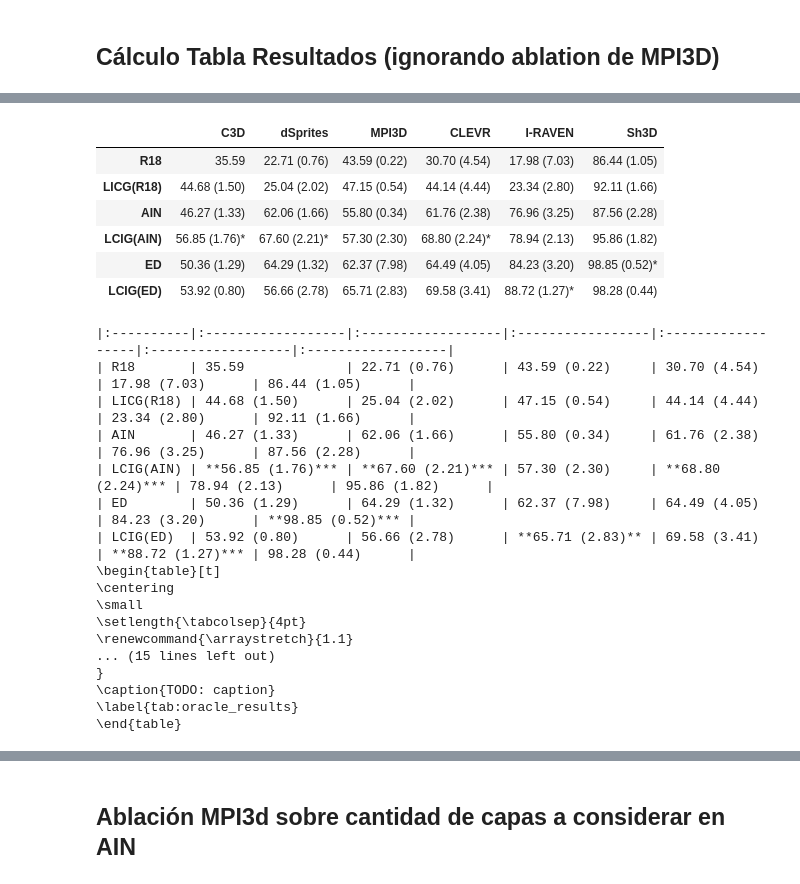
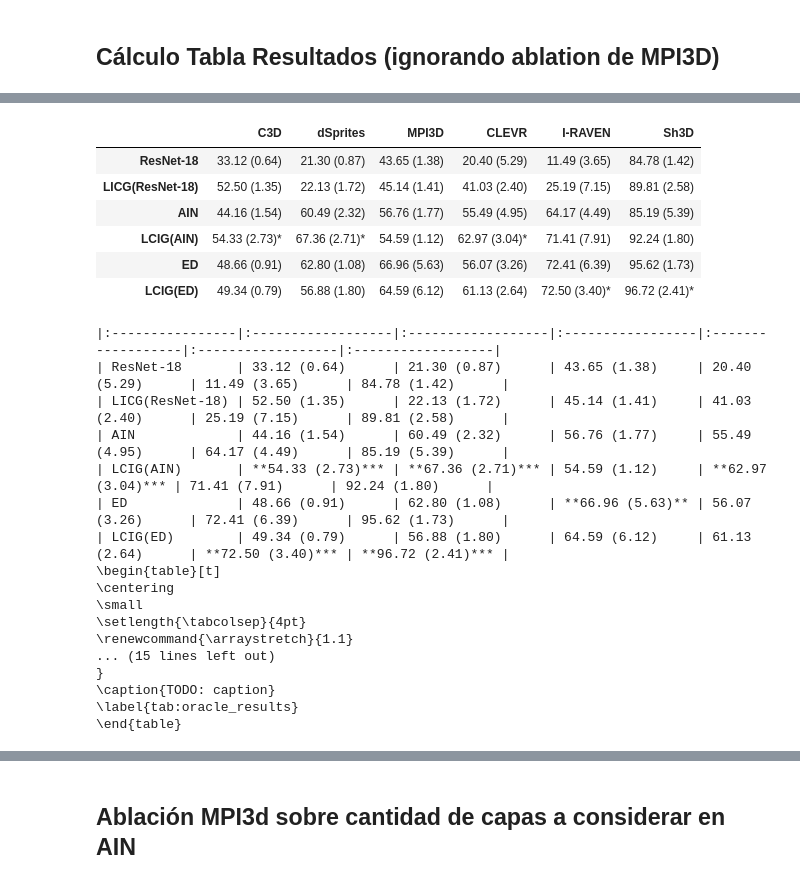
Before and after one commit to alainray/scalable-compositional-generalization, a Jupyter notebook: ParseResults.ipynb, the cells around one changed output, grey strips where cells are left out. Cells and saved outputs as stored; diff of their text form; code cells hidden in the pictures.

```diff
--- a/ParseResults.ipynb
+++ b/ParseResults.ipynb
@@ -401,20 +636,20 @@ plot_table_results("id")
 # %%
-plot_table_results("oracle")
+plot_table_results("id", show_individual=False)
 # %% [output]
 |  | C3D | dSprites | MPI3D | CLEVR | I-RAVEN | Sh3D |
-| R18 | 35.59 | 22.71 (0.76) | 43.59 (0.22) | 30.70 (4.54) | 17.98 (7.03) | 86.44 (1.05) |
-| LICG(R18) | 44.68 (1.50) | 25.04 (2.02) | 47.15 (0.54) | 44.14 (4.44) | 23.34 (2.80) | 92.11 (1.66) |
-| AIN | 46.27 (1.33) | 62.06 (1.66) | 55.80 (0.34) | 61.76 (2.38) | 76.96 (3.25) | 87.56 (2.28) |
-| LCIG(AIN) | 56.85 (1.76)* | 67.60 (2.21)* | 57.30 (2.30) | 68.80 (2.24)* | 78.94 (2.13) | 95.86 (1.82) |
-| ED | 50.36 (1.29) | 64.29 (1.32) | 62.37 (7.98) | 64.49 (4.05) | 84.23 (3.20) | 98.85 (0.52)* |
-| LCIG(ED) | 53.92 (0.80) | 56.66 (2.78) | 65.71 (2.83) | 69.58 (3.41) | 88.72 (1.27)* | 98.28 (0.44) |
+| ResNet-18 | 33.12 (0.64) | 21.30 (0.87) | 43.65 (1.38) | 20.40 (5.29) | 11.49 (3.65) | 84.78 (1.42) |
+| LICG(ResNet-18) | 52.50 (1.35) | 22.13 (1.72) | 45.14 (1.41) | 41.03 (2.40) | 25.19 (7.15) | 89.81 (2.58) |
+| AIN | 44.16 (1.54) | 60.49 (2.32) | 56.76 (1.77) | 55.49 (4.95) | 64.17 (4.49) | 85.19 (5.39) |
+| LCIG(AIN) | 54.33 (2.73)* | 67.36 (2.71)* | 54.59 (1.12) | 62.97 (3.04)* | 71.41 (7.91) | 92.24 (1.80) |
+| ED | 48.66 (0.91) | 62.80 (1.08) | 66.96 (5.63) | 56.07 (3.26) | 72.41 (6.39) | 95.62 (1.73) |
+| LCIG(ED) | 49.34 (0.79) | 56.88 (1.80) | 64.59 (6.12) | 61.13 (2.64) | 72.50 (3.40)* | 96.72 (2.41)* |
-|:----------|:------------------|:------------------|:-----------------|:------------------|:------------------|:------------------|
-| R18       | 35.59             | 22.71 (0.76)      | 43.59 (0.22)     | 30.70 (4.54)      | 17.98 (7.03)      | 86.44 (1.05)      |
-| LICG(R18) | 44.68 (1.50)      | 25.04 (2.02)      | 47.15 (0.54)     | 44.14 (4.44)      | 23.34 (2.80)      | 92.11 (1.66)      |
-| AIN       | 46.27 (1.33)      | 62.06 (1.66)      | 55.80 (0.34)     | 61.76 (2.38)      | 76.96 (3.25)      | 87.56 (2.28)      |
-| LCIG(AIN) | **56.85 (1.76)*** | **67.60 (2.21)*** | 57.30 (2.30)     | **68.80 (2.24)*** | 78.94 (2.13)      | 95.86 (1.82)      |
-| ED        | 50.36 (1.29)      | 64.29 (1.32)      | 62.37 (7.98)     | 64.49 (4.05)      | 84.23 (3.20)      | **98.85 (0.52)*** |
-| LCIG(ED)  | 53.92 (0.80)      | 56.66 (2.78)      | **65.71 (2.83)** | 69.58 (3.41)      | **88.72 (1.27)*** | 98.28 (0.44)      |
+|:----------------|:------------------|:------------------|:-----------------|:------------------|:------------------|:------------------|
+| ResNet-18       | 33.12 (0.64)      | 21.30 (0.87)      | 43.65 (1.38)     | 20.40 (5.29)      | 11.49 (3.65)      | 84.78 (1.42)      |
+| LICG(ResNet-18) | 52.50 (1.35)      | 22.13 (1.72)      | 45.14 (1.41)     | 41.03 (2.40)      | 25.19 (7.15)      | 89.81 (2.58)      |
+| AIN             | 44.16 (1.54)      | 60.49 (2.32)      | 56.76 (1.77)     | 55.49 (4.95)      | 64.17 (4.49)      | 85.19 (5.39)      |
+| LCIG(AIN)       | **54.33 (2.73)*** | **67.36 (2.71)*** | 54.59 (1.12)     | **62.97 (3.04)*** | 71.41 (7.91)      | 92.24 (1.80)      |
+| ED              | 48.66 (0.91)      | 62.80 (1.08)      | **66.96 (5.63)** | 56.07 (3.26)      | 72.41 (6.39)      | 95.62 (1.73)      |
+| LCIG(ED)        | 49.34 (0.79)      | 56.88 (1.80)      | 64.59 (6.12)     | 61.13 (2.64)      | **72.50 (3.40)*** | **96.72 (2.41)*** |
 \begin{table}[t]
 \centering
 \small
```
Also changed, not shown: parts of 20 cells of this notebook, 1 other file.
